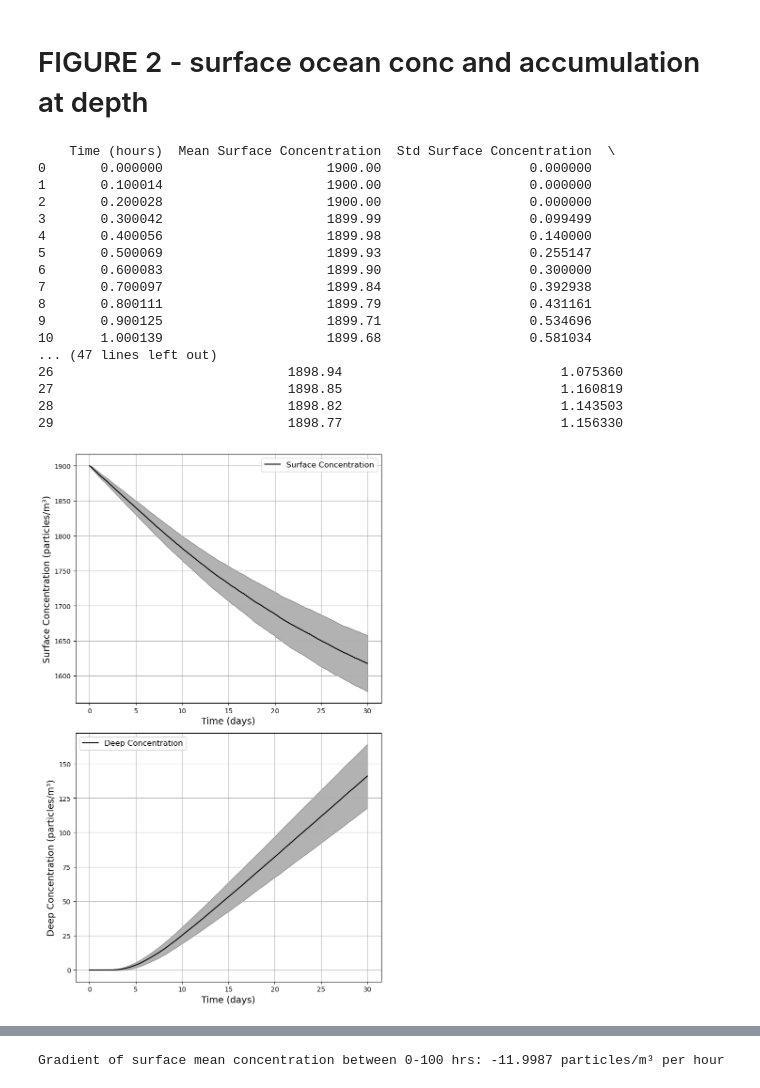
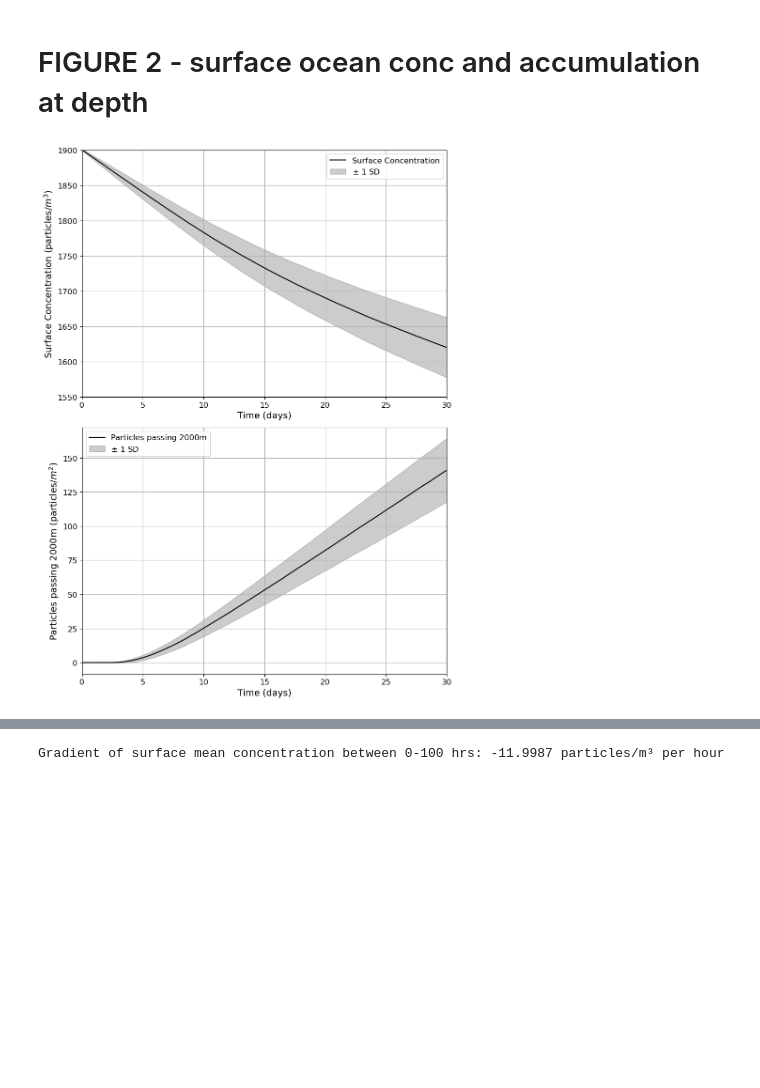
Before and after one commit to bethcandish/Antarctic_Krill, a Jupyter notebook: model_plots.ipynb, the cells around one changed output, grey strips where cells are left out. Drawn from its saved outputs; the diff is of its cells as text; code cells hidden in the pictures; blank space fills up the shorter version.

Commit message:
figure making

```diff
--- a/model_plots.ipynb
+++ b/model_plots.ipynb
@@ -1785,61 +1786,48 @@ plt.show()
 # %%
 #importing the csvs
 
 surf_conc = pd.read_csv('krill_surface_concentration_results.csv')
 deep_conc = pd.read_csv('krill_mp_accumulation_stats.csv')
 
 #delete the last row of the surf_conc df
 surf_conc = surf_conc.iloc[:-1]
 
-#print the first 10 rows of the surf_conc df
-print(surf_conc.head(30))
-
 #plotting the results as before
 
-fig, ax = plt.subplots(2,1,figsize=(7.5, 12))
+fig, ax = plt.subplots(2,1,figsize=(9, 12))
 ax[0].plot(surf_conc['Time (hours)']/24, surf_conc['Mean Surface Concentration'], label='Surface Concentration', color='black')
 ax[0].fill_between(surf_conc['Time (hours)']/24,
                  surf_conc['Mean Surface Concentration'] - surf_conc['Std Surface Concentration'],
                  surf_conc['Mean Surface Concentration'] + surf_conc['Std Surface Concentration'],
-                 alpha=0.3, color='black')
+                 alpha=0.2, color='black', label='$\pm$ 1 SD')
 ax[0].set_xlabel('Time (days)', fontsize=14)
-ax[0].set_ylabel('Surface Concentration (particles/m³)', fontsize=14)
+ax[0].set_ylabel('Surface Concentration (particles/$m^3$)', fontsize=14)
 #ax[0].set_title('Surface Microplastic Concentration Over Time', fontsize=16)
 ax[0].grid()
 ax[0].legend(fontsize=12)
+ax[0].tick_params(labelsize=12)
+ax[0].set_xlim(0, 30)
+ax[0].set_ylim(1550, 1900)
 
-
-ax[1].plot(deep_conc['Time (hours)']/24, deep_conc['Mean accumulation'], label='Deep Concentration', color='black')
+ax[1].plot(deep_conc['Time (hours)']/24, deep_conc['Mean accumulation'], label='Particles passing 2000m', color='black')
 ax[1].fill_between(deep_conc['Time (hours)']/24,
                  deep_conc['Mean accumulation'] - deep_conc['Standard deviation'],
                  deep_conc['Mean accumulation'] + deep_conc['Standard deviation'],
-                 alpha=0.3, color='black')
+                 alpha=0.2, color='black', label='$\pm$ 1 SD')
 ax[1].set_xlabel('Time (days)', fontsize=14)
-ax[1].set_ylabel('Deep Concentration (particles/m³)', fontsize=14)
+ax[1].set_ylabel('Particles passing 2000m (particles/$m^2$)', fontsize=14)
 #ax[1].set_title('Deep Microplastic Concentration Over Time', fontsize=16)
 ax[1].grid()
 ax[1].legend(fontsize=12)
+ax[1].tick_params(labelsize=12)
+ax[1].set_xlim(0, 30)
 plt.tight_layout()
-plt.show()
+
+
+# Save the figure
+plt.savefig('Figures/surf_deep_conc.png', dpi=300, bbox_inches='tight')
 # %% [output]
-    Time (hours)  Mean Surface Concentration  Std Surface Concentration  \
-0       0.000000                     1900.00                   0.000000
-1       0.100014                     1900.00                   0.000000
-2       0.200028                     1900.00                   0.000000
-3       0.300042                     1899.99                   0.099499
-4       0.400056                     1899.98                   0.140000
-5       0.500069                     1899.93                   0.255147
-6       0.600083                     1899.90                   0.300000
-7       0.700097                     1899.84                   0.392938
-8       0.800111                     1899.79                   0.431161
-9       0.900125                     1899.71                   0.534696
-10      1.000139                     1899.68                   0.581034
-... (47 lines left out)
-26                              1898.94                            1.075360
-27                              1898.85                            1.160819
-28                              1898.82                            1.143503
-29                              1898.77                            1.156330
-[figure, old version]
+[figure, new version]
 # %%
 import numpy as np
 
```
Also changed, not shown: parts of 11 cells of this notebook, 13 other files.
